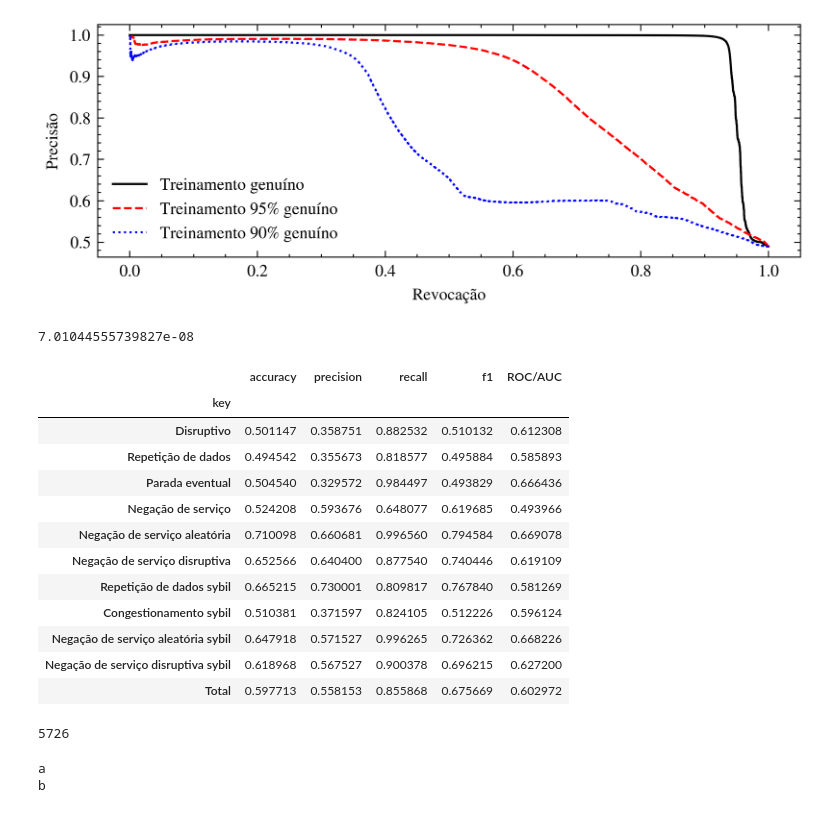
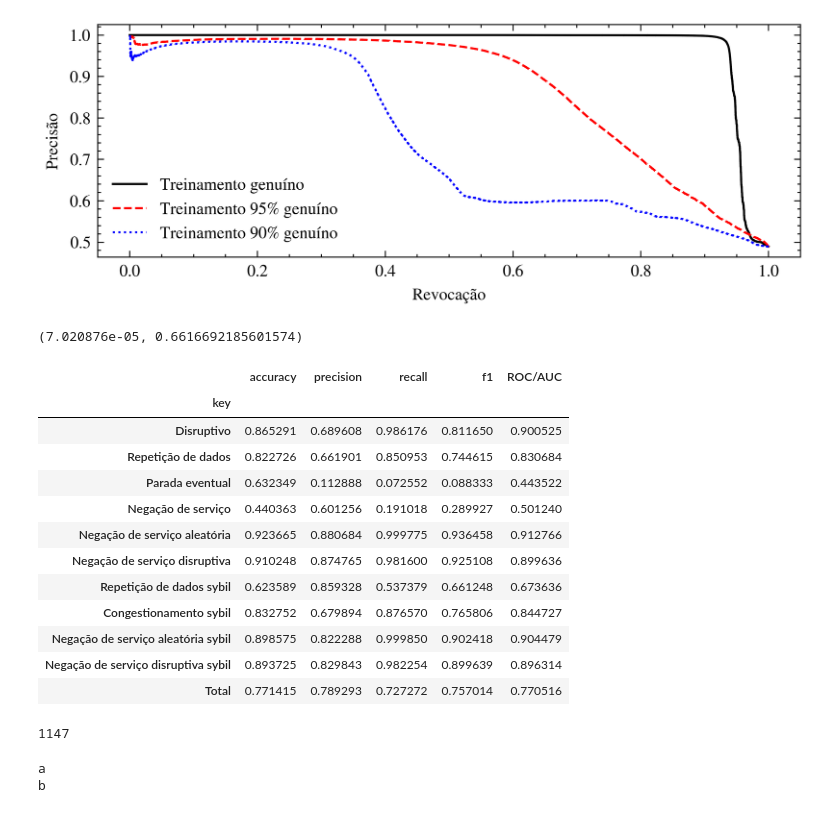
Before and after one commit to h8rtv/vanets_tranad_cnn_lstm, a Jupyter notebook: veremi/inference.ipynb, the cells around one changed output. Saved outputs shown, nothing was run; the diff lists cells and outputs as text; code cells hidden in the pictures.

```diff
--- a/veremi/inference.ipynb
+++ b/veremi/inference.ipynb
@@ -16,7 +16,7 @@ plt.style.use(['science', 'ieee'])
 plt.rcParams["text.usetex"] = False
 plt.rcParams['figure.figsize'] = 6, 2
 
-device = torch.device('cuda:1' if torch.cuda.is_available() else 'cpu')
+device = torch.device('cuda:3' if torch.cuda.is_available() else 'cpu')
 # %%
 import torch
 import torch.nn as nn
@@ -345,9 +348,9 @@ def pot_eval(init_score, score, label, q=1e-5, level=0.02, multi=False):
     # print('POT result: ', p_t, pot_th, p_latency)
     return metrics, np.array(pred)
 # %%
-model, acc_list = load_model(AlladiCNNLSTM, 'checks/AlladiCNNLSTM_VeReMiH510/model-e149.ckpt')
-model95, acc_list95 = load_model(AlladiCNNLSTM, 'checks/AlladiCNNLSTM_VeReMiH51095/model-e149.ckpt')
-model90, acc_list90 = load_model(AlladiCNNLSTM, 'checks/AlladiCNNLSTM_VeReMiH51090/model-e134.ckpt')
+model, acc_list = load_model(TranAD, 'checks/model-e34.ckpt')
+#model95, acc_list95 = load_model(TranAD, 'checks/TranAD_VeReMiH51095/model-e149.ckpt')
+#model90, acc_list90 = load_model(TranAD, 'checks/TranAD_VeReMiH51090/model-e134.ckpt')
 loss = nn.MSELoss(reduction = 'none')
 pctg = 'full'
 lm = (0.99, 1)
@@ -408,8 +409,8 @@ def test_all(datal, model):
     return l.detach().cpu().numpy(), z.detach().cpu().numpy()[0]
 # %%
 all_loss, all_z = test_all(dataloader, model)
-all_loss95, all_z95 = test_all(dataloader, model95)
-all_loss90, all_z90 = test_all(dataloader, model90)
+#all_loss95, all_z95 = test_all(dataloader, model95)
+#all_loss90, all_z90 = test_all(dataloader, model90)
 # %%
 from sklearn.metrics import precision_recall_curve
 
@@ -460,6 +461,11 @@ plt.savefig('pr-curve.png', bbox_inches='tight')
 plt.show()
 # %% [output]
 [figure]
+# %%
+T, f1 = find_optimal_threshold(mean_score=np.mean(all_loss, axis=1), labels=f['test_labels'][:, 0] > 0, plot=False)
+T, f1
+# %% [output]
+(7.020876e-05, 0.6616692185601574)
 # %%
 dataset_train = HDF5Dataset(f[f'train_90_genuine'], chunk_size=bs * 100, device=device)
 dataloader_train = DataLoader(dataset_train, batch_size=bs)
@@ -467,13 +473,11 @@ dataloader_train = DataLoader(dataset_train, batch_size=bs)
 all_loss_train, _ = test_all(dataloader_train, model90)
 all_loss_train_mean = np.mean(all_loss_train, axis=1)
 # %%
-lm = (0.3, 1) # (0.3, 1) (0.75, 1) (0.99, 1)
+#lm = (0.3, 1) # (0.3, 1) (0.75, 1) (0.99, 1) alladi
+lm = (0.3, 1) # (0.08, 1) (0.4, 1) (0.6, 1) tranad
 
-metrics, _ = pot_eval(all_loss_train_mean, np.mean(all_loss, axis=1), f['test_labels'], multi=True)
+metrics, _ = pot_eval(all_loss_train_mean, np.mean(all_loss90, axis=1), f['test_labels'], multi=True)
 T = metrics['threshold']
-T
-# %% [output]
-7.01044555739827e-08
 # %%
 metrics2 = metrics.copy()
 code_to_label = {
@@ -494,45 +498,45 @@ code_to_code = {
     10: 10,
     11: 11,
     9: 12,
     13: 13,
     14: 14,
     15: 15,
     16: 16,
     17: 17,
     18: 18,
     19: 19,
 }
 
 separated = []
 
 for attack in code_to_label.keys():
     metrics2[attack]['key'] = code_to_label[attack]
     metrics2[attack]['code'] = code_to_code[attack]
     separated.append(metrics2[attack])
     del metrics2[attack]
 
 metrics2['key'] = 'Total'
 metrics2['code'] = 20
 separated.append(metrics2)
 
 separated = pd.DataFrame(separated).sort_values('code')
 separated = separated[['key', 'accuracy', 'precision', 'recall', 'f1', 'ROC/AUC']].set_index('key', drop=True)
-separated.to_csv('alladi_90.csv')
+#separated.to_csv('tranad_genuine.csv')
 separated
 # %% [output]
 |  | accuracy | precision | recall | f1 | ROC/AUC |
 | key |  |  |  |  |  |
-| Disruptivo | 0.501147 | 0.358751 | 0.882532 | 0.510132 | 0.612308 |
-| Repetição de dados | 0.494542 | 0.355673 | 0.818577 | 0.495884 | 0.585893 |
-| Parada eventual | 0.504540 | 0.329572 | 0.984497 | 0.493829 | 0.666436 |
-| Negação de serviço | 0.524208 | 0.593676 | 0.648077 | 0.619685 | 0.493966 |
-| Negação de serviço aleatória | 0.710098 | 0.660681 | 0.996560 | 0.794584 | 0.669078 |
-| Negação de serviço disruptiva | 0.652566 | 0.640400 | 0.877540 | 0.740446 | 0.619109 |
-| Repetição de dados sybil | 0.665215 | 0.730001 | 0.809817 | 0.767840 | 0.581269 |
-| Congestionamento sybil | 0.510381 | 0.371597 | 0.824105 | 0.512226 | 0.596124 |
-| Negação de serviço aleatória sybil | 0.647918 | 0.571527 | 0.996265 | 0.726362 | 0.668226 |
-| Negação de serviço disruptiva sybil | 0.618968 | 0.567527 | 0.900378 | 0.696215 | 0.627200 |
-| Total | 0.597713 | 0.558153 | 0.855868 | 0.675669 | 0.602972 |
+| Disruptivo | 0.865291 | 0.689608 | 0.986176 | 0.811650 | 0.900525 |
+| Repetição de dados | 0.822726 | 0.661901 | 0.850953 | 0.744615 | 0.830684 |
+| Parada eventual | 0.632349 | 0.112888 | 0.072552 | 0.088333 | 0.443522 |
+| Negação de serviço | 0.440363 | 0.601256 | 0.191018 | 0.289927 | 0.501240 |
+| Negação de serviço aleatória | 0.923665 | 0.880684 | 0.999775 | 0.936458 | 0.912766 |
+| Negação de serviço disruptiva | 0.910248 | 0.874765 | 0.981600 | 0.925108 | 0.899636 |
+| Repetição de dados sybil | 0.623589 | 0.859328 | 0.537379 | 0.661248 | 0.673636 |
+| Congestionamento sybil | 0.832752 | 0.679894 | 0.876570 | 0.765806 | 0.844727 |
+| Negação de serviço aleatória sybil | 0.898575 | 0.822288 | 0.999850 | 0.902418 | 0.904479 |
+| Negação de serviço disruptiva sybil | 0.893725 | 0.829843 | 0.982254 | 0.899639 | 0.896314 |
+| Total | 0.771415 | 0.789293 | 0.727272 | 0.757014 | 0.770516 |
 # %%
 attack_to_group = {}
 attack_types = np.unique(f['test_labels'][:, 0])
@@ -541,9 +545,9 @@ for attack_type in tqdm(attack_types):
     idxs = f['test_labels'][:, 0] == attack_type
     attack_to_group[attack_type] = np.unique(f['test_labels'][:, 2][idxs])
 # %%
-attack_to_group[9][100]
+attack_to_group[0][100]
 # %% [output]
-5726
+1147
 # %%
 fps = []
 sizes = []
```
Also changed, not shown: parts of 8 cells of this notebook.
